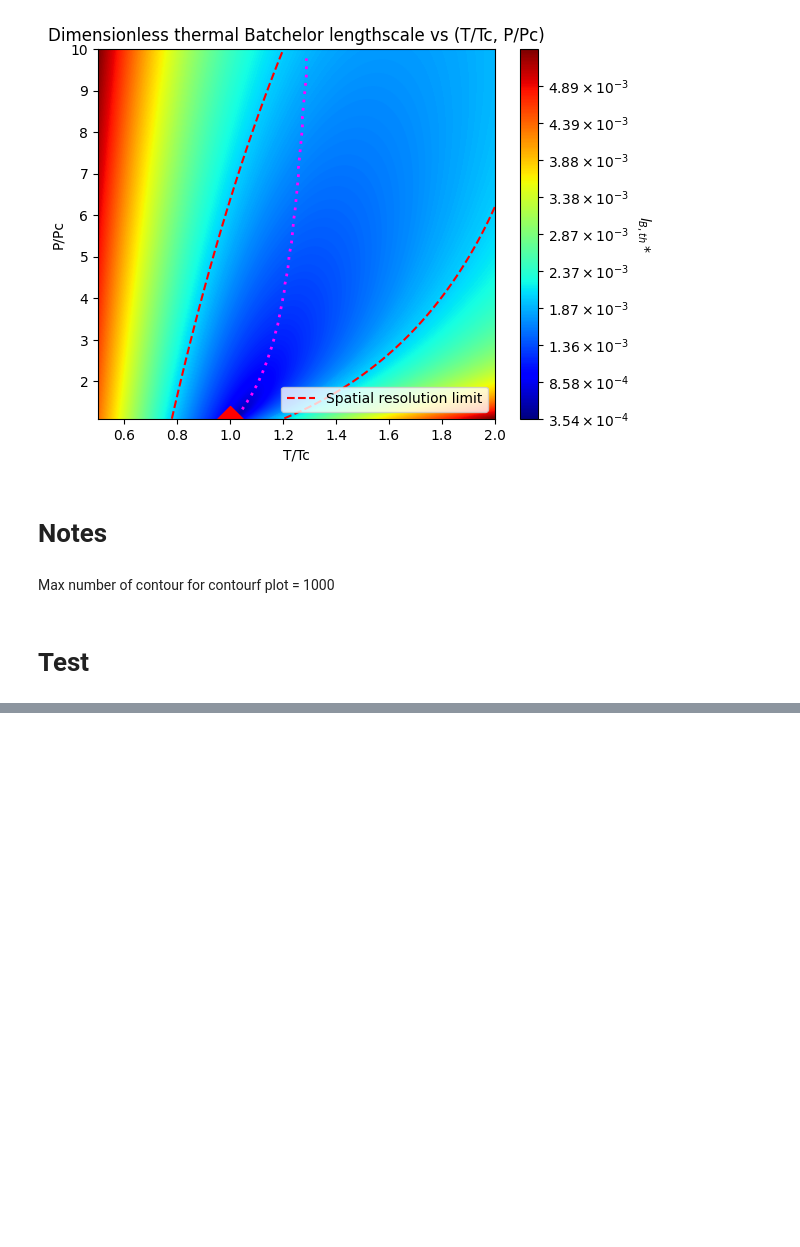
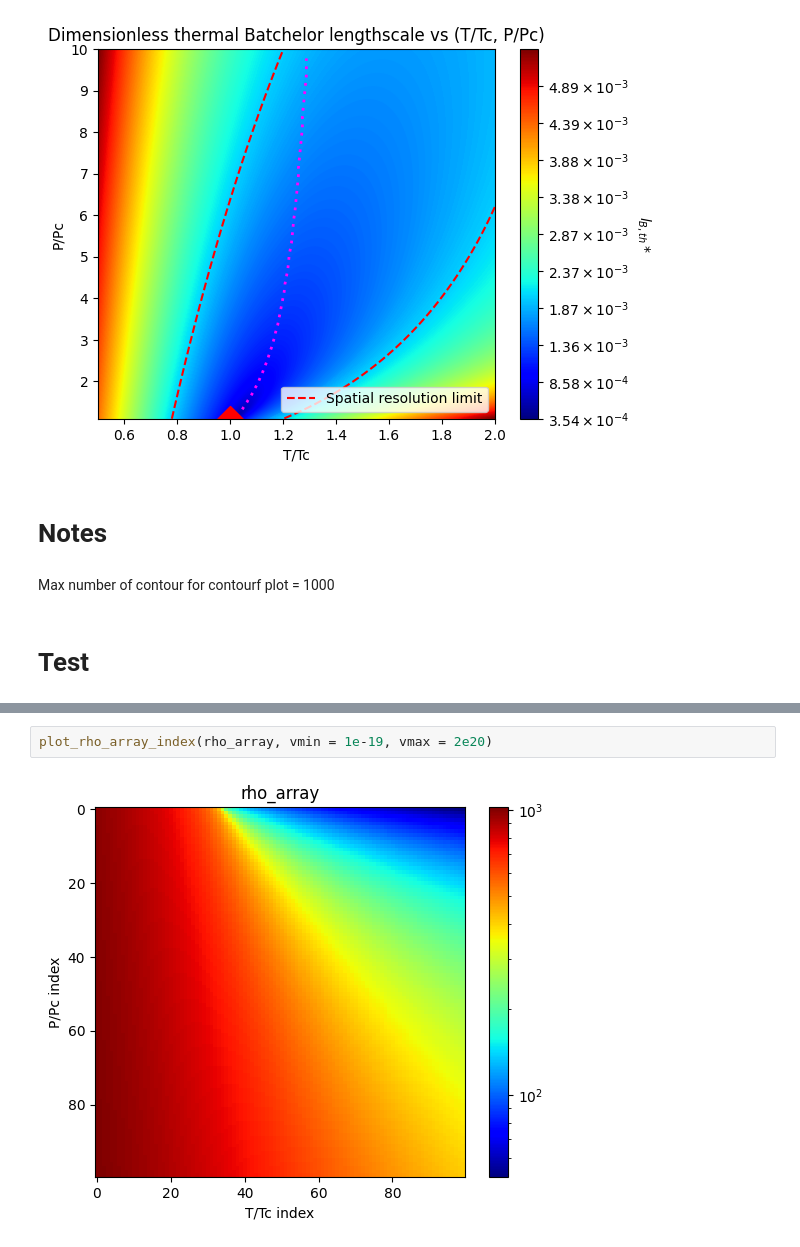
Before and after one commit to henri-avec-un-i/UPC_internship, a Jupyter notebook: caracterisation_of_turbulent_scales_dimensionless.ipynb, the cells around one changed output, grey strips where cells are left out. Drawn from its saved outputs; the diff is of its cells as text; blank space fills up the shorter version.

```diff
--- a/caracterisation_of_turbulent_scales_dimensionless.ipynb
+++ b/caracterisation_of_turbulent_scales_dimensionless.ipynb
@@ -2300,0 +2390,4 @@ plot_c_p_array_index(c_p_array)
+# %%
+plot_rho_array_index(rho_array, vmin = 1e-19, vmax = 2e20)
+# %% [output]
+[figure, added]
```
Also changed, not shown: parts of 11 cells of this notebook, 10 other files.
